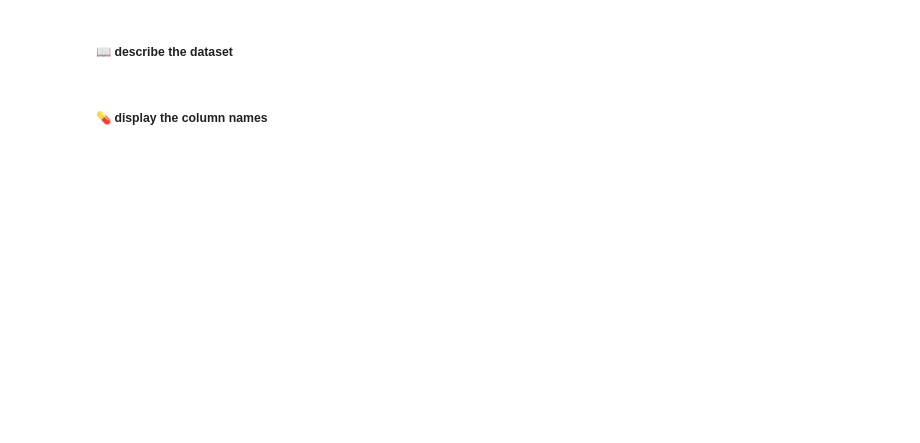
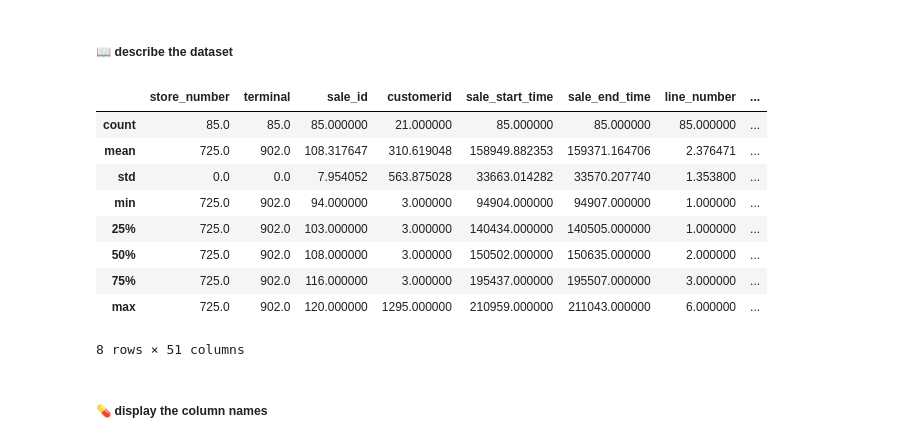
Before and after one commit to C5m7b4/py-fun, a Jupyter notebook: 03-pandas_fun.ipynb, the cells around one changed output. Saved outputs shown, nothing was run; the diff lists cells and outputs as text; code cells hidden in the pictures; blank space fills up the shorter version.

```diff
--- a/03-pandas_fun.ipynb
+++ b/03-pandas_fun.ipynb
@@ -21,7 +47,18 @@ ds = pd.read_csv('sales_export.csv')
 # %% [markdown]
 ##### 📖 describe the dataset
 # %%
-# your code goes here
+ds.describe()
+# %% [output]
+|  | store_number | terminal | sale_id | customerid | sale_start_time | sale_end_time | line_number | ... |
+| count | 85.0 | 85.0 | 85.000000 | 21.000000 | 85.000000 | 85.000000 | 85.000000 | ... |
+| mean | 725.0 | 902.0 | 108.317647 | 310.619048 | 158949.882353 | 159371.164706 | 2.376471 | ... |
+| std | 0.0 | 0.0 | 7.954052 | 563.875028 | 33663.014282 | 33570.207740 | 1.353800 | ... |
+| min | 725.0 | 902.0 | 94.000000 | 3.000000 | 94904.000000 | 94907.000000 | 1.000000 | ... |
+| 25% | 725.0 | 902.0 | 103.000000 | 3.000000 | 140434.000000 | 140505.000000 | 1.000000 | ... |
+| 50% | 725.0 | 902.0 | 108.000000 | 3.000000 | 150502.000000 | 150635.000000 | 2.000000 | ... |
+| 75% | 725.0 | 902.0 | 116.000000 | 3.000000 | 195437.000000 | 195507.000000 | 3.000000 | ... |
+| max | 725.0 | 902.0 | 120.000000 | 1295.000000 | 210959.000000 | 211043.000000 | 6.000000 | ... |
+8 rows × 51 columns
 # %% [markdown]
 ##### 💊 display the column names
 # %%
```
Also changed, not shown: parts of 12 cells of this notebook, 3 other files.
